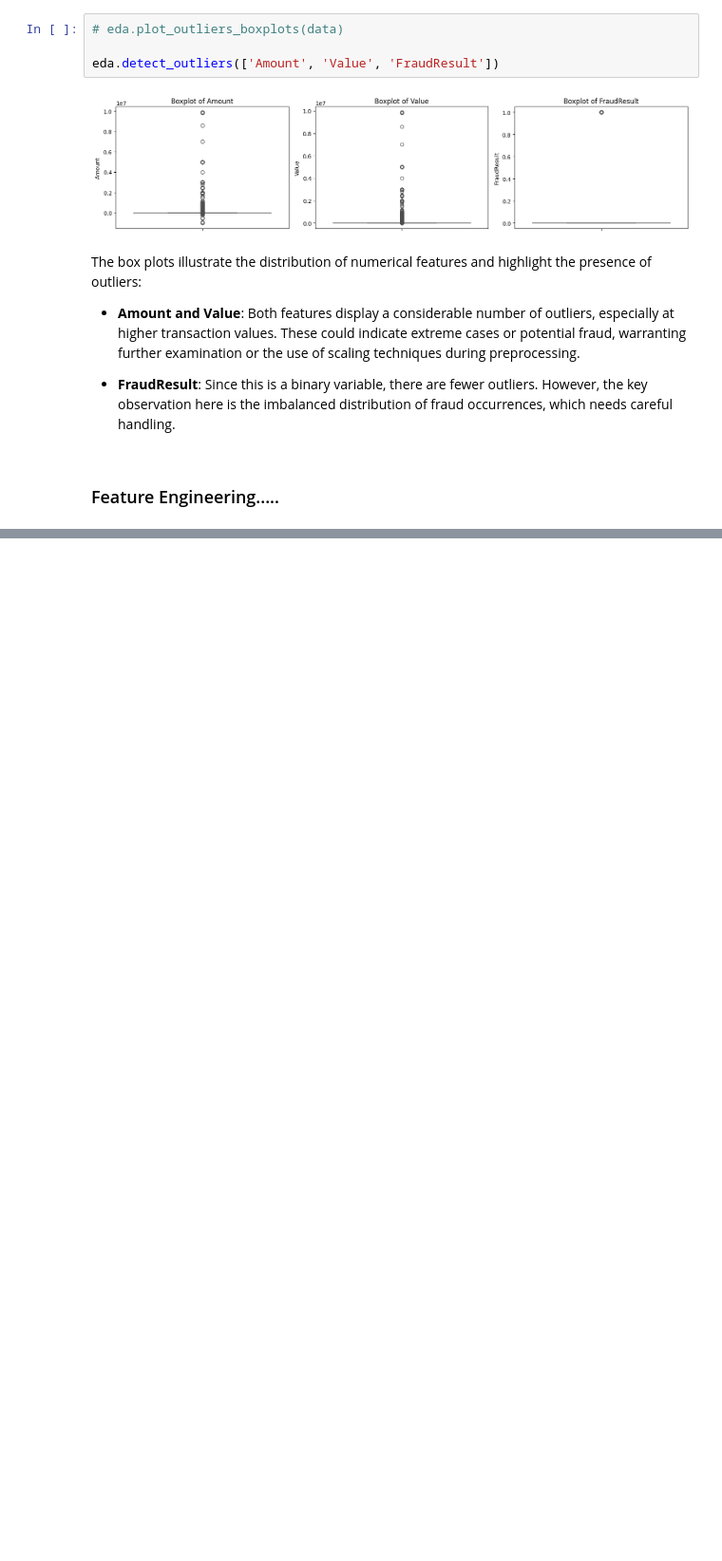
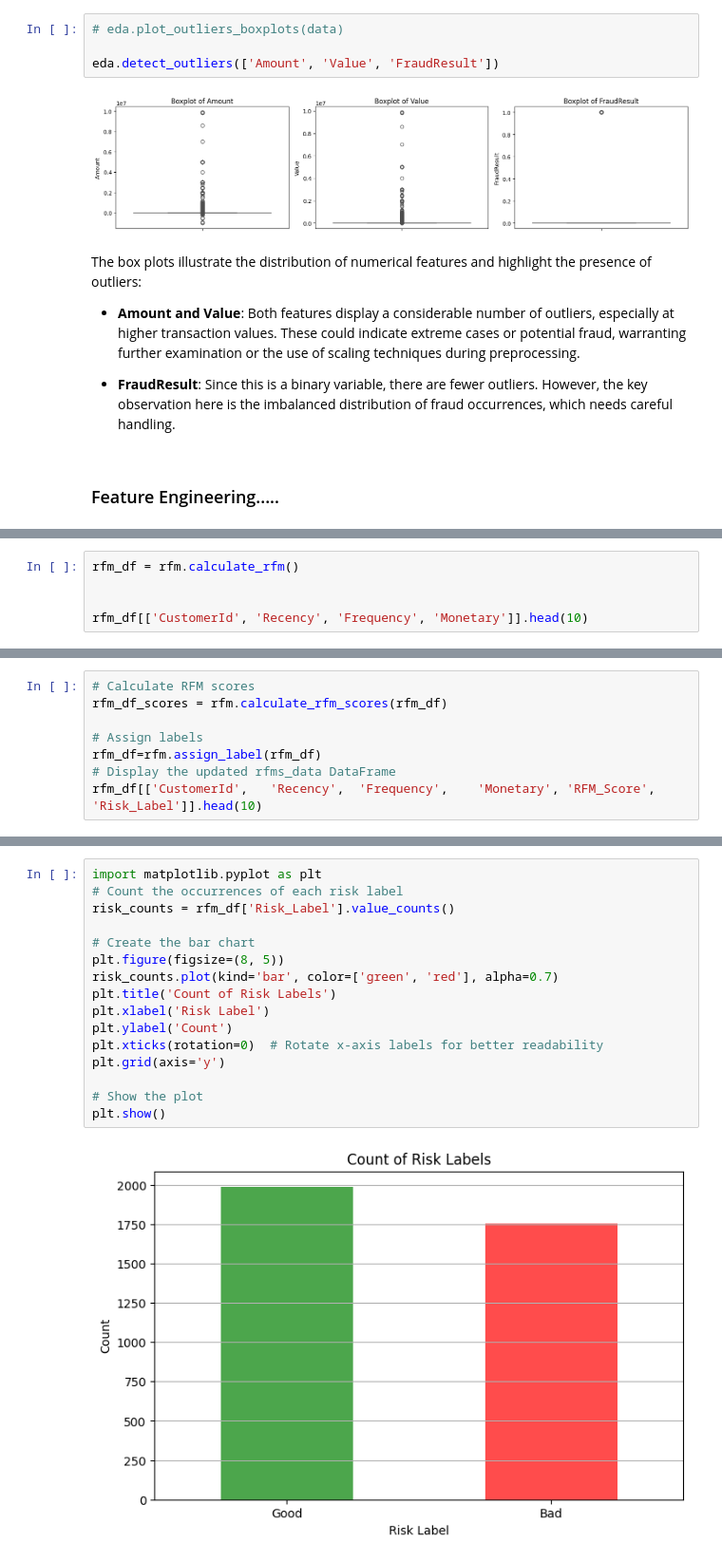
Before and after one commit to Temesgenasmamaw/Bati_Bank_Credit-Scoring-Model, a Jupyter notebook: notebooks/Credit_risk.ipynb, the cells around one changed output, grey strips where cells are left out. Shown at 95% size. Cells and saved outputs as stored; diff of their text form; blank space fills up the shorter version.

```diff
--- a/notebooks/EDA.ipynb
+++ b/notebooks/Credit_risk.ipynb
@@ -195,0 +265,5 @@ The box plots illustrate the distribution of numerical features and highlight th
+# %%
+rfm_df = rfm.calculate_rfm()
+
+
+rfm_df[['CustomerId', 'Recency', 'Frequency', 'Monetary']].head(10)
@@ -195,0 +304,8 @@ The box plots illustrate the distribution of numerical features and highlight th
+# %%
+# Calculate RFM scores
+rfm_df_scores = rfm.calculate_rfm_scores(rfm_df)
+
+# Assign labels
+rfm_df=rfm.assign_label(rfm_df)
+# Display the updated rfms_data DataFrame
+rfm_df[['CustomerId',	'Recency',	'Frequency',	'Monetary',	'RFM_Score',	'Risk_Label']].head(10)
@@ -195,0 +324,18 @@ The box plots illustrate the distribution of numerical features and highlight th
+# %%
+import matplotlib.pyplot as plt
+# Count the occurrences of each risk label
+risk_counts = rfm_df['Risk_Label'].value_counts()
+
+# Create the bar chart
+plt.figure(figsize=(8, 5))
+risk_counts.plot(kind='bar', color=['green', 'red'], alpha=0.7)
+plt.title('Count of Risk Labels')
+plt.xlabel('Risk Label')
+plt.ylabel('Count')
+plt.xticks(rotation=0)  # Rotate x-axis labels for better readability
+plt.grid(axis='y')
+
+# Show the plot
+plt.show()
+# %% [output]
+[figure, added]
```
Also changed, not shown: parts of 38 cells of this notebook, 3 other files.
